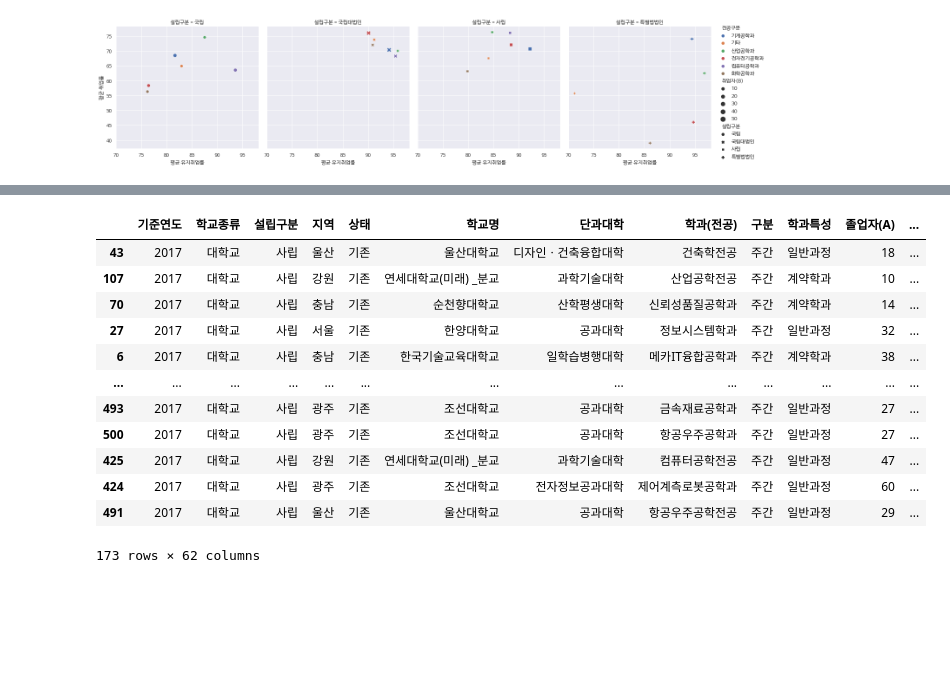
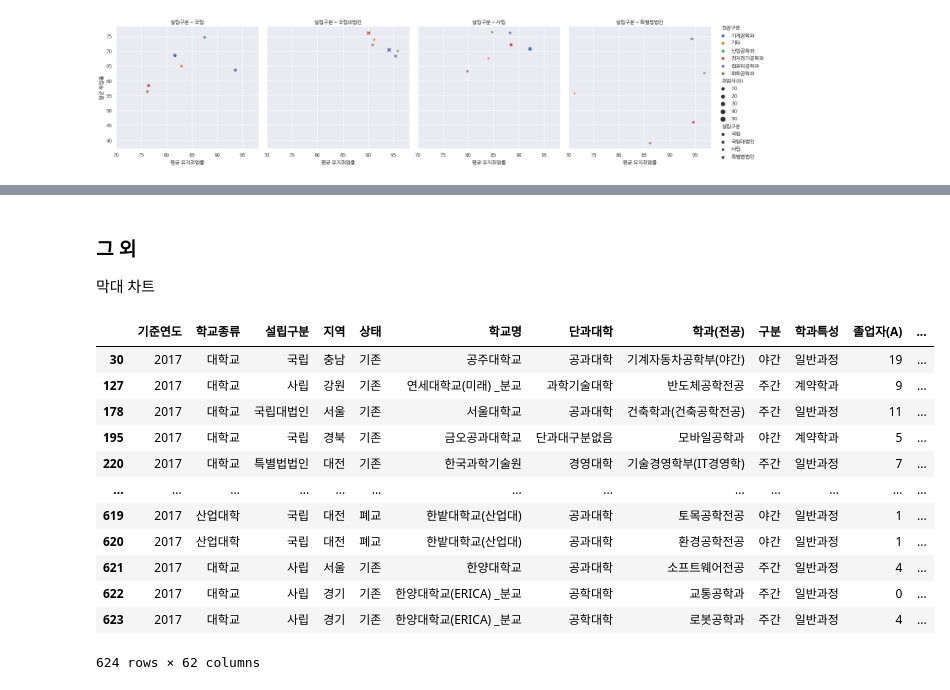
Before and after one commit to HWANG-HOE-SUN/Univ.Project, a Jupyter notebook: 대학자료분석/대학알리미_자료분석.ipynb, the cells around one changed output, grey strips where cells are left out. Drawn from its saved outputs; the diff is of its cells as text; code cells hidden in the pictures; blank space fills up the shorter version.

```diff
--- a/대학자료분석/대학알리미_자료분석.ipynb
+++ b/대학자료분석/대학알리미_자료분석.ipynb
@@ -738,11 +736,11 @@ df3 = pd.DataFrame(a_copy.groupby(['전공구분','설립구분'])['유취_계
 idx1 = pd.DataFrame(a_copy.groupby(['전공구분','설립구분'])['취업자(B)'].mean().index.get_level_values(0)) # 전공구분
 idx2 = pd.DataFrame(a_copy.groupby(['전공구분','설립구분'])['취업자(B)'].mean().index.get_level_values(1)) # 설립구분
 
-a_copy = pd.concat([df1,df2,df3,idx1,idx2],axis=1,ignore_index=True)
-a_copy.rename(columns={0:'취업자(B)',1:'취업률반올림',2:'유취_계평균',3:'전공구분',4:'설립구분'},inplace=True)
+a_copy_2018_주요 = pd.concat([df1,df2,df3,idx1,idx2],axis=1,ignore_index=True)
+a_copy_2018_주요.rename(columns={0:'취업자(B)',1:'취업률반올림',2:'유취_계평균',3:'전공구분',4:'설립구분'},inplace=True)
 
 ax = sns.relplot(x="유취_계평균", y="취업률반올림", hue='전공구분',
-            style ='설립구분', size='취업자(B)', data=a_copy,
+            style ='설립구분', size='취업자(B)', data=a_copy_2018_주요,
             sizes=(35, 120), col='설립구분')
 ax.set_axis_labels("평균 유지취업률", "평균 취업률")
 plt.savefig('대학 유형별 공대 취업률 지표(주요학과).png')
@@ -763,19 +1107,23 @@ plt.show()
+# %% [markdown]
+### 그 외
+
+막대 차트
 # %%
-사립_2018_copy.sort_values(by=['취업률반올림','유취_계평균'],ascending=False)
+a_copy.sort_values(by=['취업률반올림','유취_계평균'],ascending=False)
 # %% [output]
 |  | 기준연도 | 학교종류 | 설립구분 | 지역 | 상태 | 학교명 | 단과대학 | 학과(전공) | 구분 | 학과특성 | 졸업자(A) | ... |
-| 43 | 2017 | 대학교 | 사립 | 울산 | 기존 | 울산대학교 | 디자인ㆍ건축융합대학 | 건축학전공 | 주간 | 일반과정 | 18 | ... |
-| 107 | 2017 | 대학교 | 사립 | 강원 | 기존 | 연세대학교(미래) _분교 | 과학기술대학 | 산업공학전공 | 주간 | 계약학과 | 10 | ... |
-| 70 | 2017 | 대학교 | 사립 | 충남 | 기존 | 순천향대학교 | 산학평생대학 | 신뢰성품질공학과 | 주간 | 계약학과 | 14 | ... |
-| 27 | 2017 | 대학교 | 사립 | 서울 | 기존 | 한양대학교 | 공과대학 | 정보시스템학과 | 주간 | 일반과정 | 32 | ... |
-| 6 | 2017 | 대학교 | 사립 | 충남 | 기존 | 한국기술교육대학교 | 일학습병행대학 | 메카IT융합공학과 | 주간 | 계약학과 | 38 | ... |
+| 30 | 2017 | 대학교 | 국립 | 충남 | 기존 | 공주대학교 | 공과대학 | 기계자동차공학부(야간) | 야간 | 일반과정 | 19 | ... |
+| 127 | 2017 | 대학교 | 사립 | 강원 | 기존 | 연세대학교(미래) _분교 | 과학기술대학 | 반도체공학전공 | 주간 | 계약학과 | 9 | ... |
+| 178 | 2017 | 대학교 | 국립대법인 | 서울 | 기존 | 서울대학교 | 공과대학 | 건축학과(건축공학전공) | 주간 | 일반과정 | 11 | ... |
+| 195 | 2017 | 대학교 | 국립 | 경북 | 기존 | 금오공과대학교 | 단과대구분없음 | 모바일공학과 | 야간 | 계약학과 | 5 | ... |
+| 220 | 2017 | 대학교 | 특별법법인 | 대전 | 기존 | 한국과학기술원 | 경영대학 | 기술경영학부(IT경영학) | 주간 | 일반과정 | 7 | ... |
 | ... | ... | ... | ... | ... | ... | ... | ... | ... | ... | ... | ... | ... |
-| 493 | 2017 | 대학교 | 사립 | 광주 | 기존 | 조선대학교 | 공과대학 | 금속재료공학과 | 주간 | 일반과정 | 27 | ... |
-| 500 | 2017 | 대학교 | 사립 | 광주 | 기존 | 조선대학교 | 공과대학 | 항공우주공학과 | 주간 | 일반과정 | 27 | ... |
-| 425 | 2017 | 대학교 | 사립 | 강원 | 기존 | 연세대학교(미래) _분교 | 과학기술대학 | 컴퓨터공학전공 | 주간 | 일반과정 | 47 | ... |
-| 424 | 2017 | 대학교 | 사립 | 광주 | 기존 | 조선대학교 | 전자정보공과대학 | 제어계측로봇공학과 | 주간 | 일반과정 | 60 | ... |
-| 491 | 2017 | 대학교 | 사립 | 울산 | 기존 | 울산대학교 | 공과대학 | 항공우주공학전공 | 주간 | 일반과정 | 29 | ... |
+| 619 | 2017 | 산업대학 | 국립 | 대전 | 폐교 | 한밭대학교(산업대) | 공과대학 | 토목공학전공 | 야간 | 일반과정 | 1 | ... |
+| 620 | 2017 | 산업대학 | 국립 | 대전 | 폐교 | 한밭대학교(산업대) | 공과대학 | 환경공학전공 | 야간 | 일반과정 | 1 | ... |
+| 621 | 2017 | 대학교 | 사립 | 서울 | 기존 | 한양대학교 | 공과대학 | 소프트웨어전공 | 주간 | 일반과정 | 4 | ... |
+| 622 | 2017 | 대학교 | 사립 | 경기 | 기존 | 한양대학교(ERICA) _분교 | 공학대학 | 교통공학과 | 주간 | 일반과정 | 0 | ... |
+| 623 | 2017 | 대학교 | 사립 | 경기 | 기존 | 한양대학교(ERICA) _분교 | 공학대학 | 로봇공학과 | 주간 | 일반과정 | 4 | ... |
-173 rows × 62 columns
+624 rows × 62 columns
 # %%
 import matplotlib.pyplot as plt
 
```
Also changed, not shown: parts of 35 cells of this notebook.
